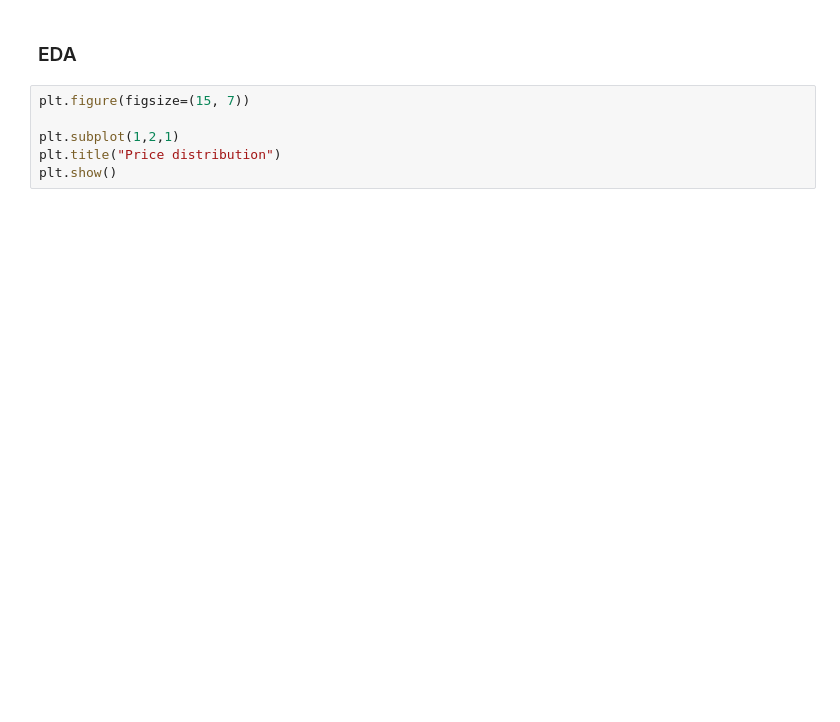
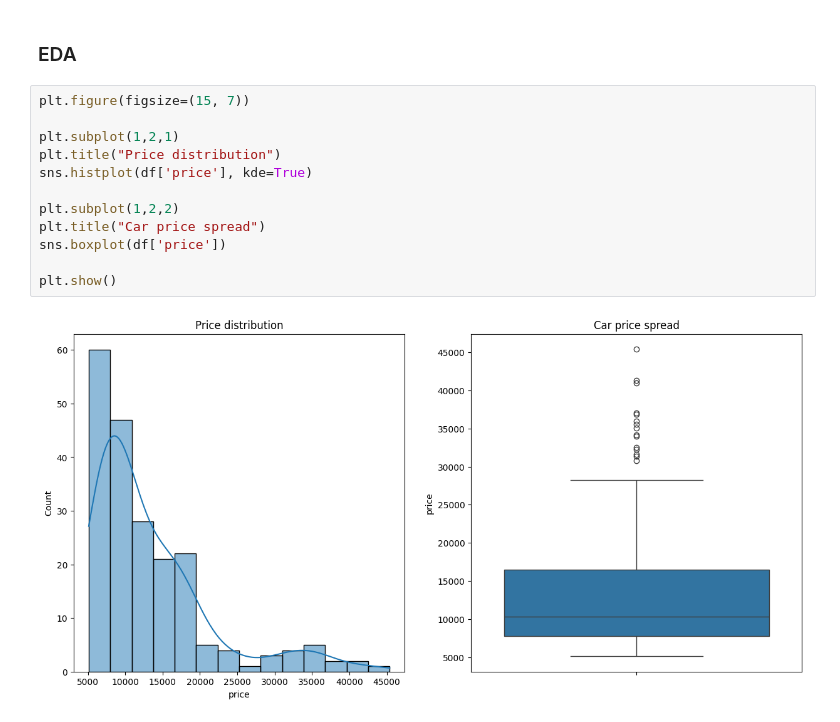
Before and after one commit to Aravind22s/MY-LEARNINGS, a Jupyter notebook: DA-DS-ML-DL/Practice/regression_practice2.ipynb, the cells around one changed output. Cells and saved outputs as stored; diff of their text form; blank space fills up the shorter version.

Commit message:
predicted the price of car

```diff
--- a/DA-DS-ML-DL/Practice/regression_practice2.ipynb
+++ b/DA-DS-ML-DL/Practice/regression_practice2.ipynb
@@ -156,6 +150,14 @@ df.loc[df.duplicated()]
 # %%
 plt.figure(figsize=(15, 7))
 
 plt.subplot(1,2,1)
 plt.title("Price distribution")
+sns.histplot(df['price'], kde=True)
+
+plt.subplot(1,2,2)
+plt.title("Car price spread")
+sns.boxplot(df['price'])
+
 plt.show()
+# %% [output]
+[figure, added]
```
Also changed, not shown: parts of 31 cells of this notebook.
